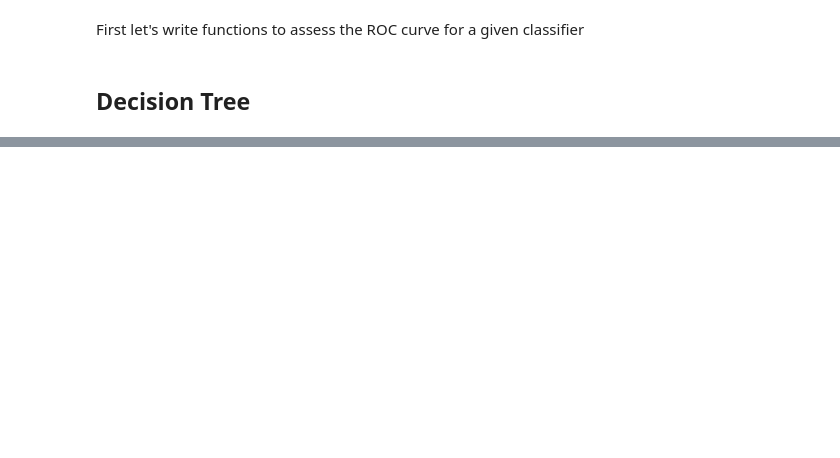
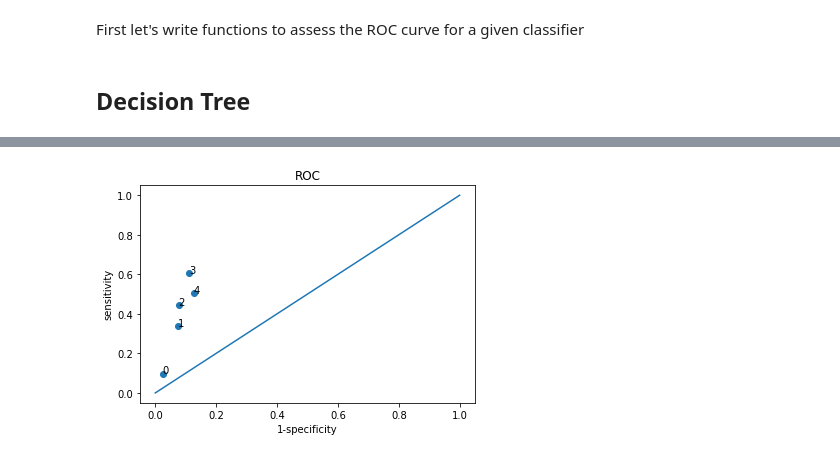
Before and after one commit to idotsuk/patients_no_show, a Jupyter notebook: patient_no_show.ipynb, the cells around one changed output, grey strips where cells are left out. Cells and saved outputs as stored; diff of their text form; code cells hidden in the pictures; blank space fills up the shorter version.

```diff
--- a/patient_no_show.ipynb
+++ b/patient_no_show.ipynb
@@ -713 +752,23 @@ TN: 25280  FN: 1648  TP: 5028    FP: 1156
 [drawing not drawn]
+# %%
+
+specificities = np.array([])
+sensitivities = np.array([])
+tree = DecisionTreeClassifier(min_impurity_decrease = 0.001)
+for components in np.arange(8,13,1):
+    results = test_classifier(tree , data_clean , test_size = 0.2, reps = 1, exclude = excludes, pca=True, pca_components = components)
+
+    specificities = np.append(specificities, results[0][1])
+    sensitivities = np.append(sensitivities, results[1][1])
+
+roc_graph(specificities,sensitivities)
+
+dot_data = export_graphviz(tree,out_file = None,
+                         filled=True, rounded=True,
+                         special_characters=True)
+
+
+graph = graphviz.Source(dot_data)
+graph
+# %% [output]
+[figure, added]
```
Also changed, not shown: parts of 14 cells of this notebook.
